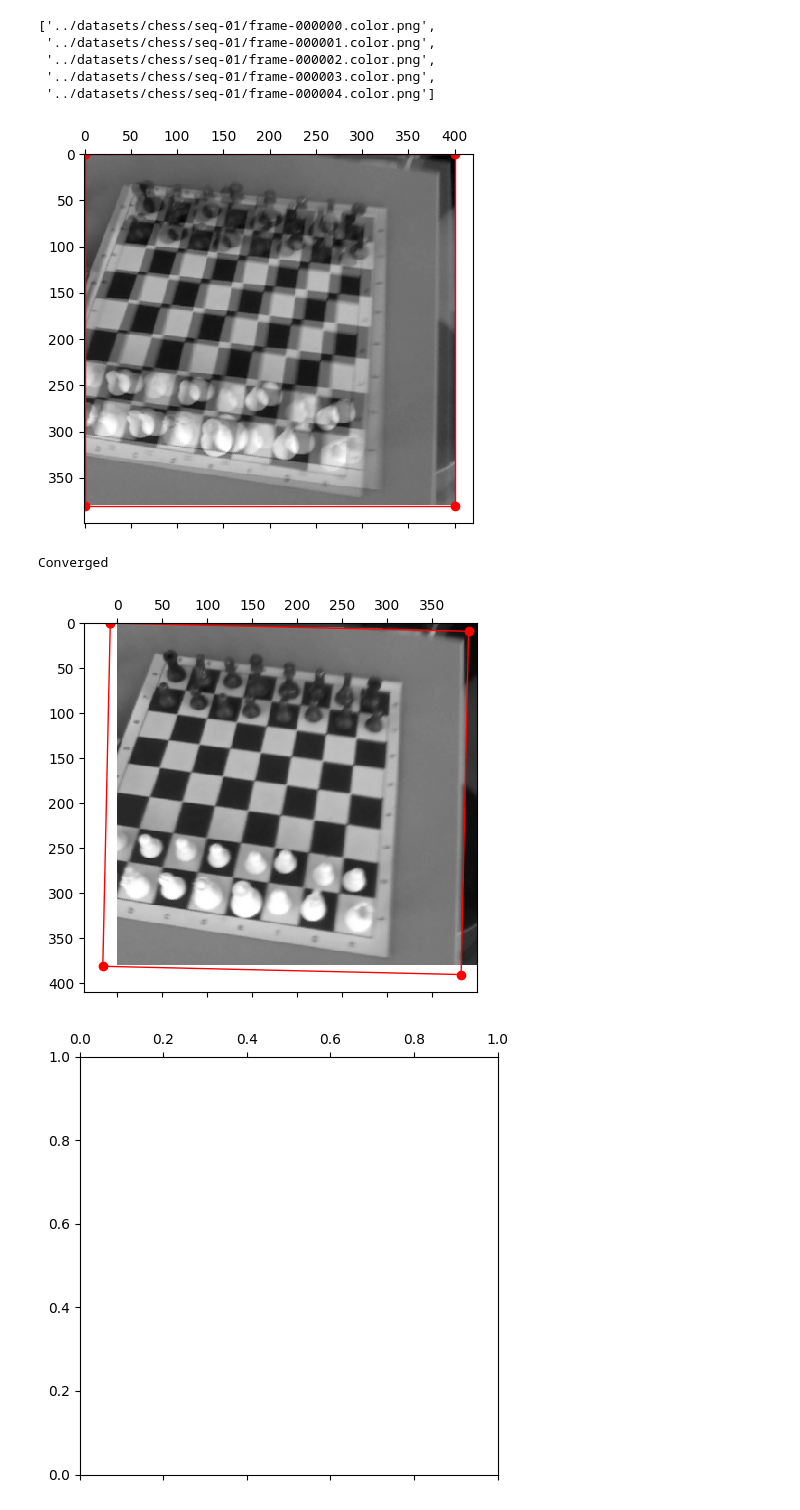
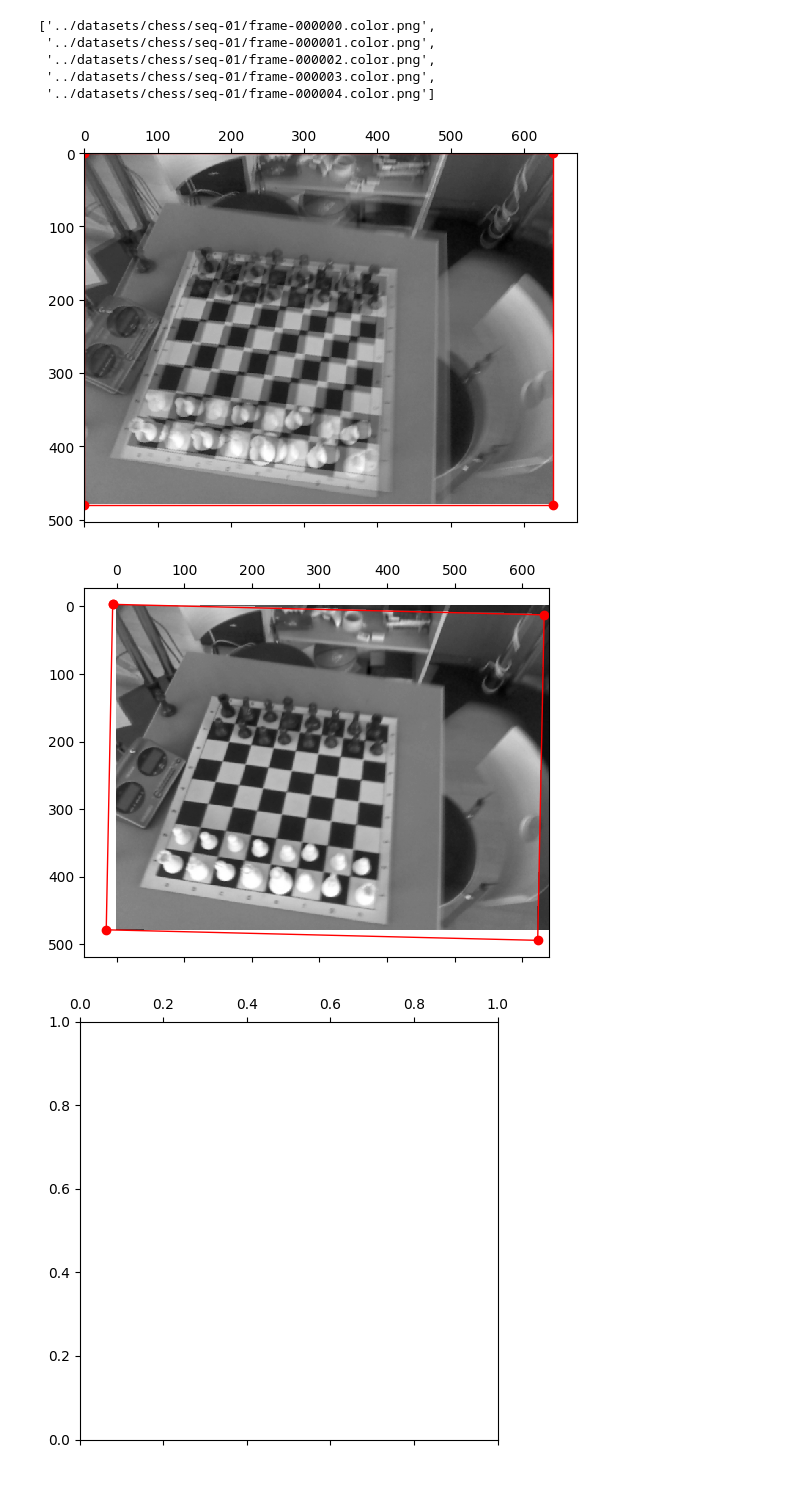
Before and after one commit to GerasimovIV/dense_image_aligment, a Jupyter notebook: notebooks/AffineExample7Scenes.ipynb, the cells around one changed output. Drawn from its saved outputs; the diff is of its cells as text; code cells hidden in the pictures.

```diff
--- a/notebooks/AffineExample7Scenes.ipynb
+++ b/notebooks/AffineExample7Scenes.ipynb
@@ -26,34 +26,34 @@ seq_images_names[:5]
 # %%
 index_image = 200
 index_template = 202
 
-image = read_as_grayscale(seq_images_names[index_image])[100:500, 100:500]
-template = read_as_grayscale(seq_images_names[index_template])[100:500, 100:500]
+image = read_as_grayscale(seq_images_names[index_image])#[100:500, 100:500]
+template = read_as_grayscale(seq_images_names[index_template])#[100:500, 100:500]
 
 # image = cv2.resize(image, [s // 4 for s in image.shape[::-1]])
 # template = cv2.resize(template, [s // 4 for s in template.shape[::-1]])
 
 
 method, params = image_aligment_method(key='forward_additive')
 params['alpha'] = 1.
-params['max_iterations'] = 100
+params['max_iterations'] = 50
 params['convergence_threshold'] = 1e-8
 params['p_init'] = np.array(
     [
         [1, 0., 0.],
         [0., 1., 0.],
     ]
 ).reshape(-1)
 
 affine_transform = AffineTransformation(params['p_init'].reshape(-1))
 
 show_data(
     image=image,
     template=template,
     coords_transform=affine_transform
 )
 # %% [output]
-[figure, old version]
+[figure, new version]
 # %%
 ps = method(
     image=image,
@@ -61,8 +61,6 @@ ps = method(
     coord_transform=affine_transform,
     **params
 )
-# %% [output]
-Converged
 # %%
 affine_transform.p = ps[-1]
 
@@ -72,7 +70,7 @@ show_data(
     coords_transform=affine_transform
 )
 # %% [output]
-[figure, old version]
+[figure, new version]
 # %%
 ps_ = [cv2.invertAffineTransform(p.reshape(2, 3)).reshape(-1) for p in ps]
 
```
Also changed, not shown: 2 other files.
